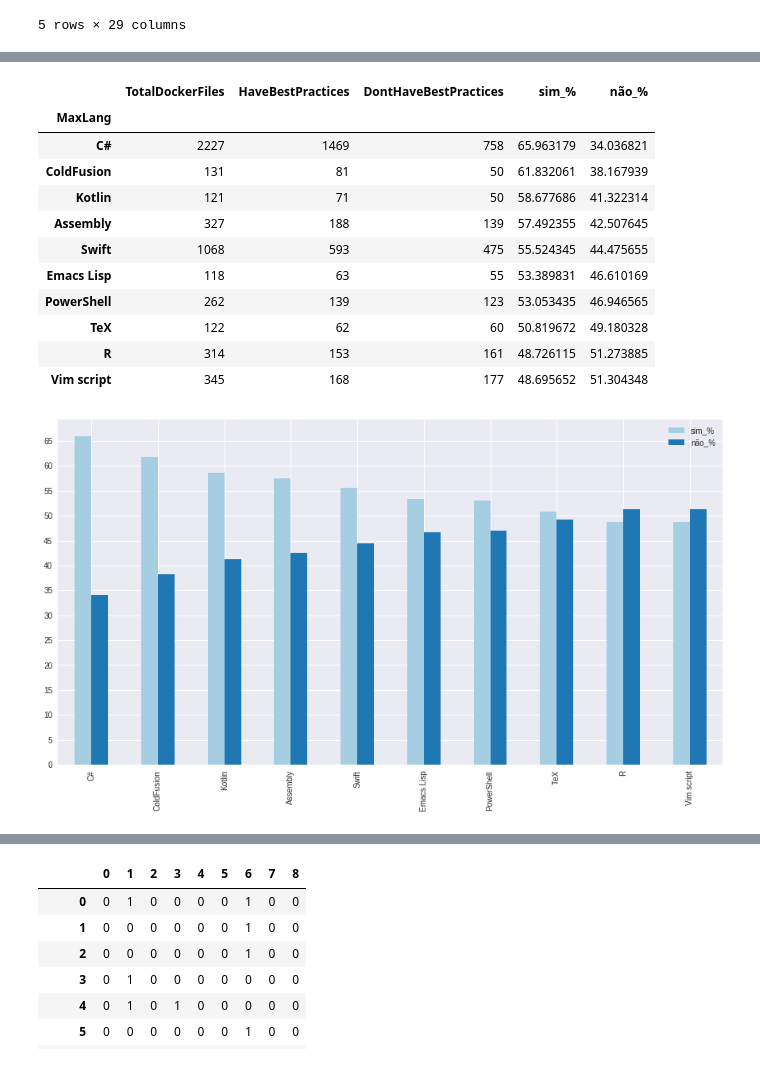
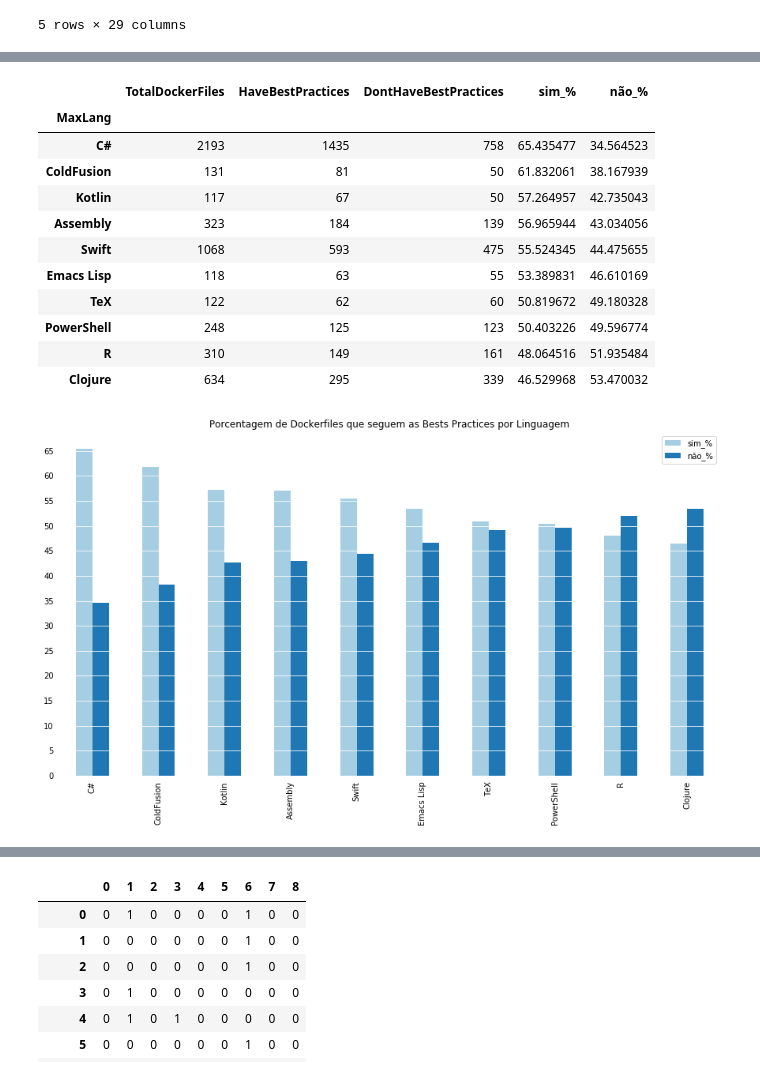
Before and after one commit to rafjordao/Github_Docker_Extractor, a Jupyter notebook: Analise.ipynb, the cells around one changed output, grey strips where cells are left out. Drawn from its saved outputs; the diff is of its cells as text; code cells hidden in the pictures.

```diff
--- a/Analise.ipynb
+++ b/Analise.ipynb
@@ -49,8 +49,9 @@ lang = dfRepos.languagues.apply(pd.Series)
 dfRepos['MaxLang'] = lang.idxmax(axis=1)
 dfRepos['QtdLang'] = lang.count(axis=1)
 # %%
+dfDockerfiles = dfDockerfiles[dfDockerfiles['config']!={}]
 dfWithDockerfiles = pd.merge(dfRepos, dfDockerfiles, left_on='_id', right_on='repo')
-dfWithDockerfiles.head()
+dfWithDockerfiles
 # %% [output]
 |  | _id_x | branches | commits | created_at | default_branch | forked_from | forks | languagues | license | ... |
 | 0 | 5bb3d531b1652b5d9040dac5 | 1 | 15 | 2014-08-26 16:36:06 | master | None | 0 | {'Shell': 1.0} | MIT | ... |
@@ -242,35 +327,36 @@ dfGroupbyLangPercent.nlargest(10,['sim_%','não_%'])
 # %% [output]
 |  | TotalDockerFiles | HaveBestPractices | DontHaveBestPractices | sim_% | não_% |
 | MaxLang |  |  |  |  |  |
-| C# | 2227 | 1469 | 758 | 65.963179 | 34.036821 |
+| C# | 2193 | 1435 | 758 | 65.435477 | 34.564523 |
 | ColdFusion | 131 | 81 | 50 | 61.832061 | 38.167939 |
-| Kotlin | 121 | 71 | 50 | 58.677686 | 41.322314 |
-| Assembly | 327 | 188 | 139 | 57.492355 | 42.507645 |
+| Kotlin | 117 | 67 | 50 | 57.264957 | 42.735043 |
+| Assembly | 323 | 184 | 139 | 56.965944 | 43.034056 |
 | Swift | 1068 | 593 | 475 | 55.524345 | 44.475655 |
 | Emacs Lisp | 118 | 63 | 55 | 53.389831 | 46.610169 |
-| PowerShell | 262 | 139 | 123 | 53.053435 | 46.946565 |
 | TeX | 122 | 62 | 60 | 50.819672 | 49.180328 |
-| R | 314 | 153 | 161 | 48.726115 | 51.273885 |
-| Vim script | 345 | 168 | 177 | 48.695652 | 51.304348 |
+| PowerShell | 248 | 125 | 123 | 50.403226 | 49.596774 |
+| R | 310 | 149 | 161 | 48.064516 | 51.935484 |
+| Clojure | 634 | 295 | 339 | 46.529968 | 53.470032 |
 # %%
 dfGroupbyLangPercent = dfGroupbyLangPercent.drop(['TotalDockerFiles','HaveBestPractices','DontHaveBestPractices'],axis=1)
 ax = dfGroupbyLangPercent.nlargest(10,['sim_%','não_%']).plot.bar(figsize=(15,8));
 plt.xlabel('')
 plt.locator_params(nbins=25)
 ax.spines['top'].set_visible(False)
 ax.spines['right'].set_visible(False)
 ax.spines['bottom'].set_visible(False)
 ax.spines['left'].set_visible(False)
+ax.set_title("Porcentagem de Dockerfiles que seguem as Bests Practices por Linguagem")
 plt.tick_params(
     axis='both',          # changes apply to the x-axis
     which='both',      # both major and minor ticks are affected
     bottom=False,      # ticks along the bottom edge are off
     top=False,         # ticks along the top edge are off
     left=False,
     right=False)
 ax.grid(axis='y',color='white',zorder=0,linestyle='-')
 # %% [output]
-[figure, old version]
+[figure, new version]
 # %%
 dfWithDockerfiles['create_year'] = pd.DatetimeIndex(dfWithDockerfiles['created_at']).year
 # %%
```
Also changed, not shown: parts of 16 cells of this notebook.
